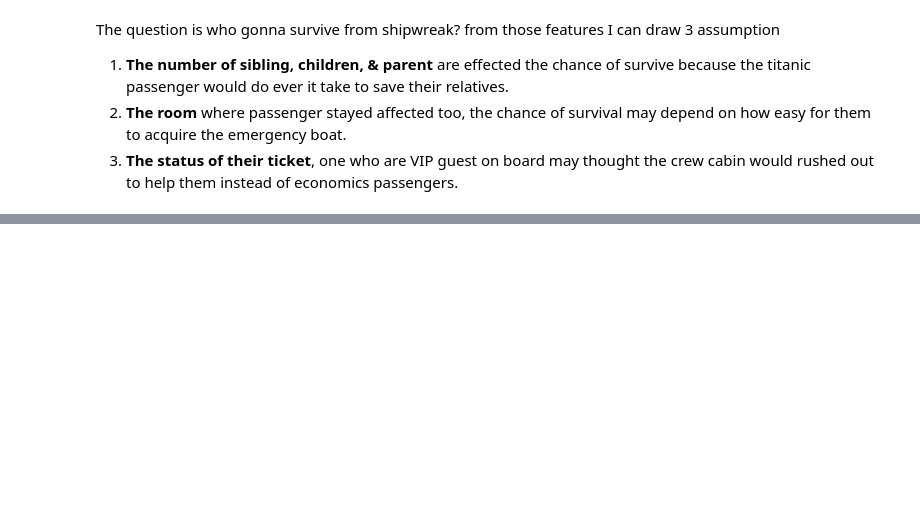
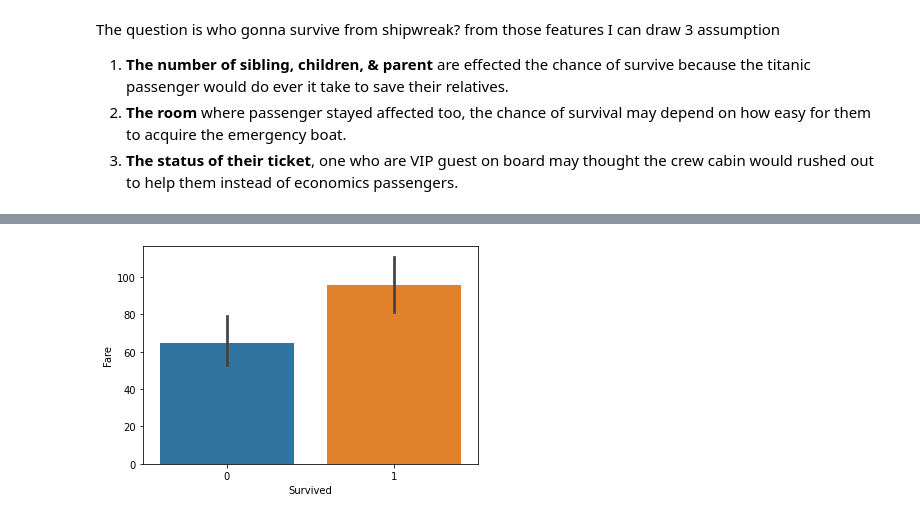
Before and after one commit to Sirabhop/Kaggle_Challenge, a Jupyter notebook: Challenge_1_Titanic.ipynb, the cells around one changed output, grey strips where cells are left out. Saved outputs shown, nothing was run; the diff lists cells and outputs as text; code cells hidden in the pictures; blank space fills up the shorter version.

```diff
--- a/Challenge_1_Titanic.ipynb
+++ b/Challenge_1_Titanic.ipynb
@@ -65,0 +79,4 @@ The question is who gonna survive from shipwreak? from those features I can draw
+# %%
+ax = sns.barplot(x = df['Survived'], y = df[df['Pclass'] == 1]['Fare'])
+# %% [output]
+[figure, added]
```
Also changed, not shown: parts of 11 cells of this notebook.
